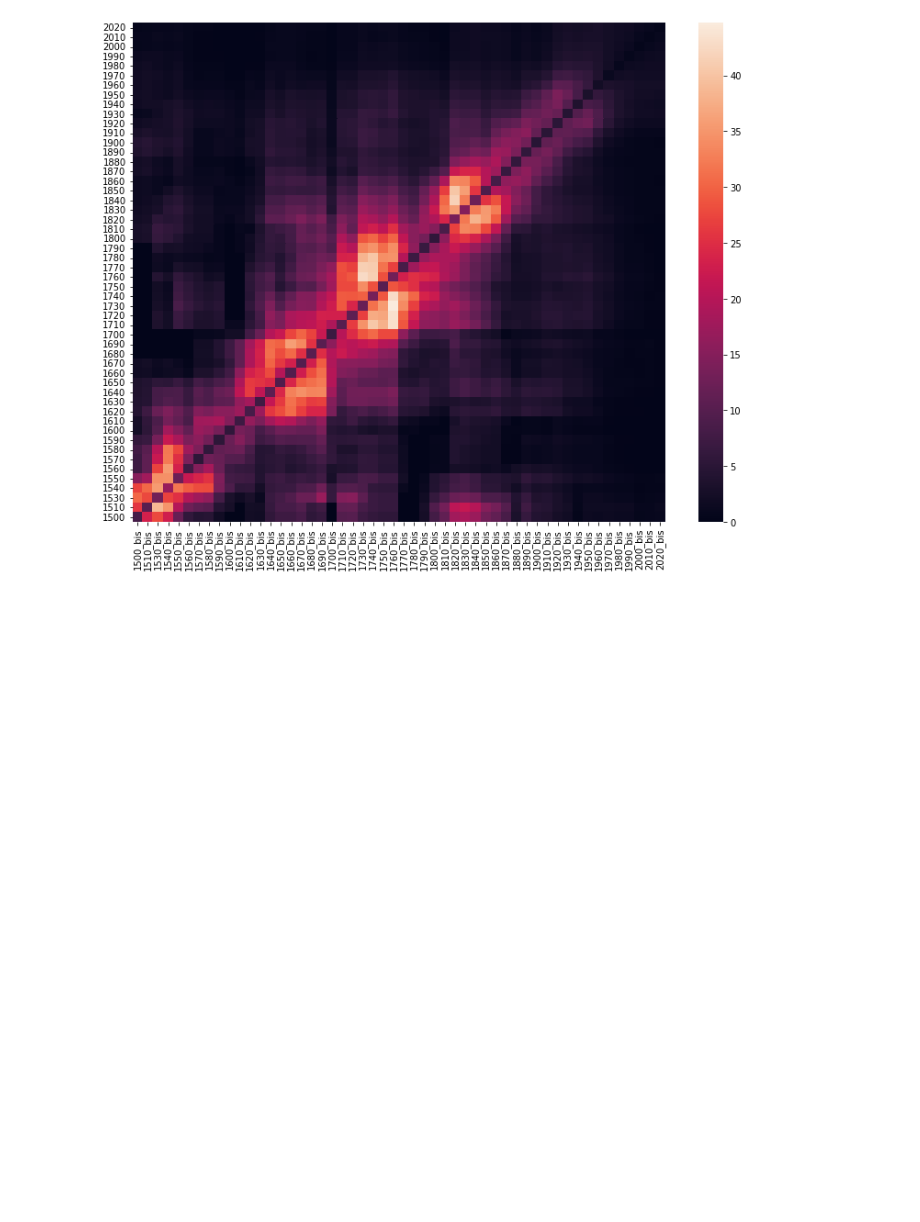
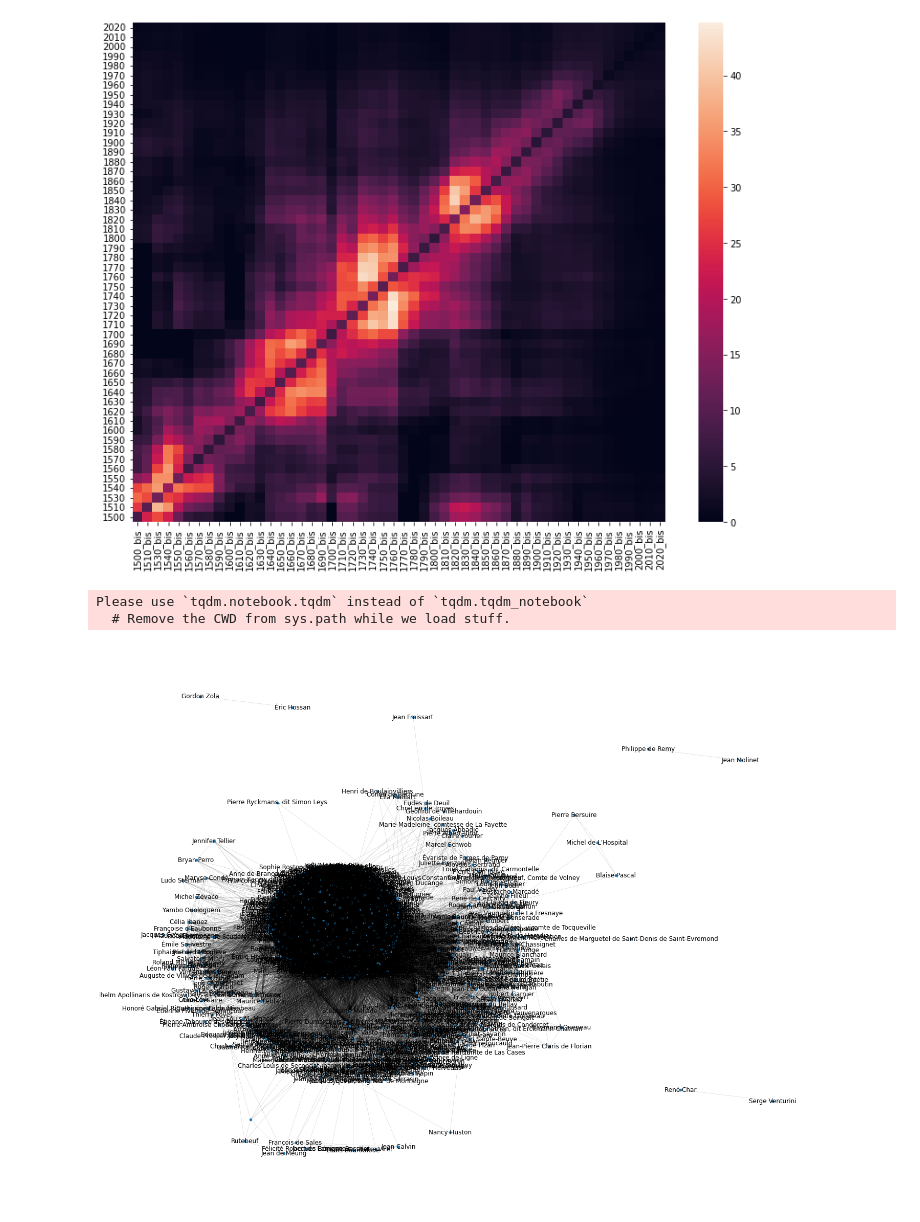
Before and after one commit to ChabiMax/author_network, a Jupyter notebook: Main analysis.ipynb, the cells around one changed output. Drawn from its saved outputs; the diff is of its cells as text; code cells hidden in the pictures; blank space fills up the shorter version.

```diff
--- a/Main analysis.ipynb
+++ b/Main analysis.ipynb
@@ -178,3 +203,43 @@ sns.heatmap(connection_rate_yearpond_data)
 # %% [output]
 <matplotlib.axes._subplots.AxesSubplot at 0x...>
 [figure]
+# %%
+# Graph genres
+
+dictionary_genres = pd.read_pickle(git_url + 'dictionary_genres_pickle.pkl')
+nodes_table_genres = pd.DataFrame(dictionary_genres).T
+nodes_table_genres['Id_genre'] = nodes_table_genres.index
+
+vu = []
+edge_genres = {}
+id_edge = 0
+for auteur in tqdm_notebook(node_table.Id) :
+  if auteur not in vu :
+    meme_genre = node_table[node_table.Id == auteur].meme_genre.iat[0]
+    meme_genre = eval(meme_genre)
+    try :
+      for auteur_bis in meme_genre :
+          edge_genres[id_edge] = {'source' : auteur, 'target' : auteur_bis}
+          id_edge += 1
+    except :
+      pass
+edge_genres_table = pd.DataFrame(edge_genres).T
+# %% [output]
+Please use `tqdm.notebook.tqdm` instead of `tqdm.tqdm_notebook`
+  # Remove the CWD from sys.path while we load stuff.
+# %%
+node_table['date_naissance'] = pd.to_numeric(node_table['date_naissance'])
+node_table['date_mort'] = pd.to_numeric(node_table['date_mort'], errors='coerce')
+node_attributes = node_table.set_index('Id').to_dict('index')
+# %%
+plt.rcParams['figure.figsize'] = [20, 15]
+
+graph = nx.from_pandas_edgelist(edge_genres_table, source = 'source', target = 'target')
+nx.set_node_attributes(graph, node_attributes)
+label_dic = {}
+for id in node_attributes :
+  if id in list(graph.nodes) :
+    label_dic[id] = node_attributes[id]['Label']
+nx.draw(graph, pos = nx.nx_pydot.graphviz_layout(graph), node_size = 20, width = 0.1, labels = label_dic, with_labels = True)
+# %% [output]
+[figure, added]
```
Also changed, not shown: parts of 1 cell of this notebook.
